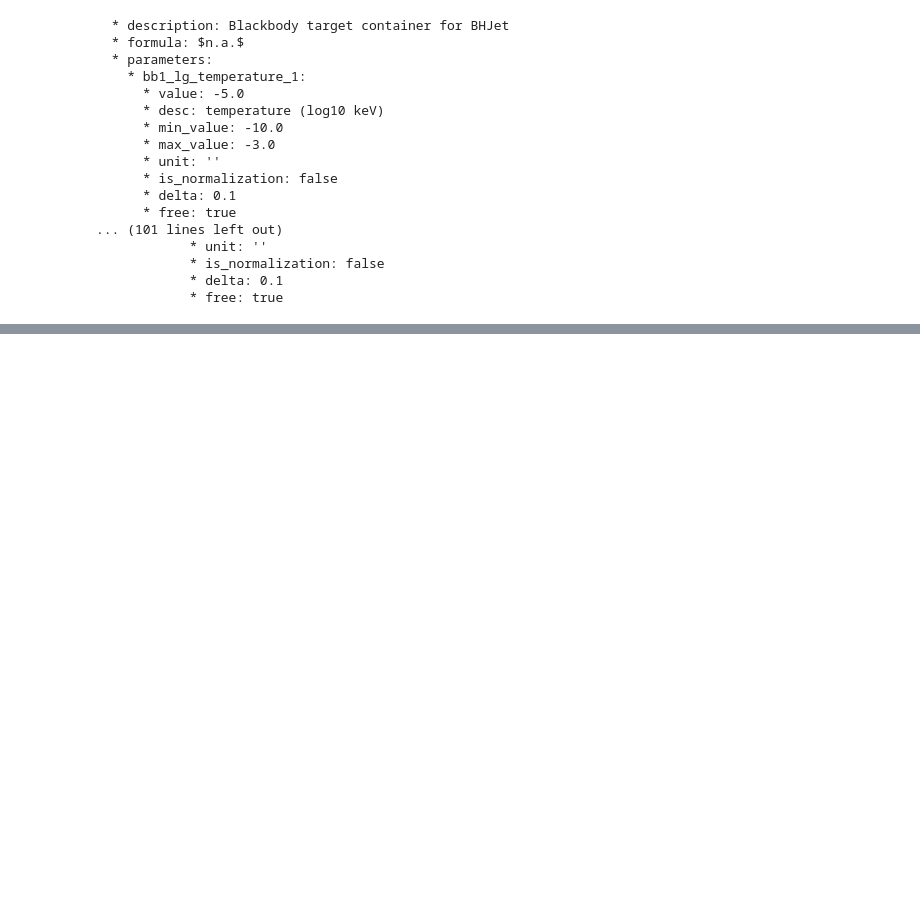
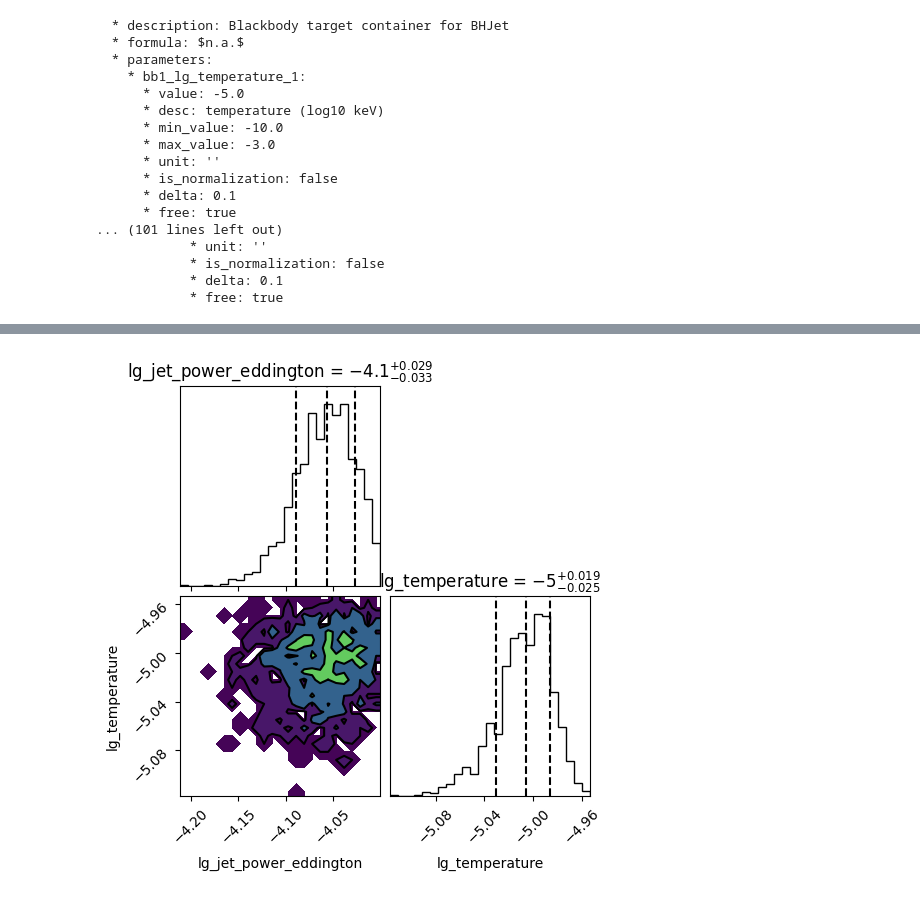
Before and after one commit to maklinger/BHJet, a Jupyter notebook: examples/bhjet3ML_example.ipynb, the cells around one changed output, grey strips where cells are left out. Cells and saved outputs as stored; diff of their text form; code cells hidden in the pictures; blank space fills up the shorter version.

```diff
--- a/examples/bhjet3ML_example.ipynb
+++ b/examples/bhjet3ML_example.ipynb
@@ -264,0 +408,6 @@ KeyboardInterrupt:
+# %%
+ar = load_analysis_results(f"./ultranest_test/threeml_results_test_n{nlive}.h5")
+# %%
+ar.corner_plot()
+# %% [output]
+[figure, added]
```
Also changed, not shown: parts of 21 cells of this notebook, 4 other files.
